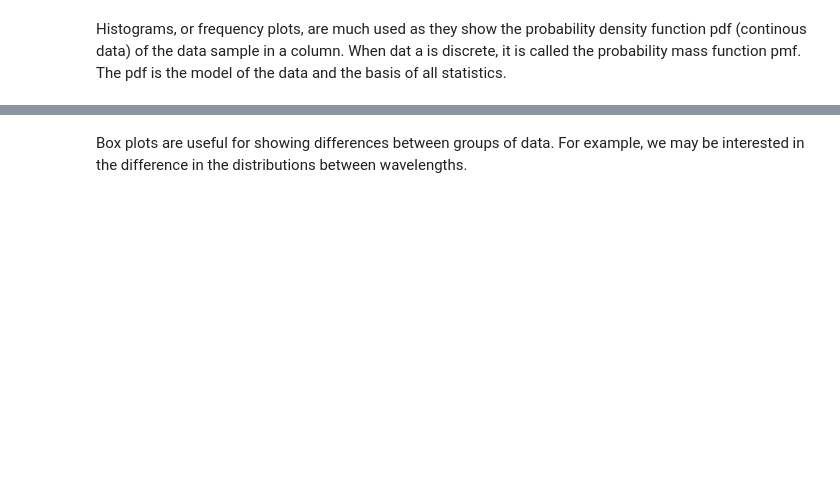
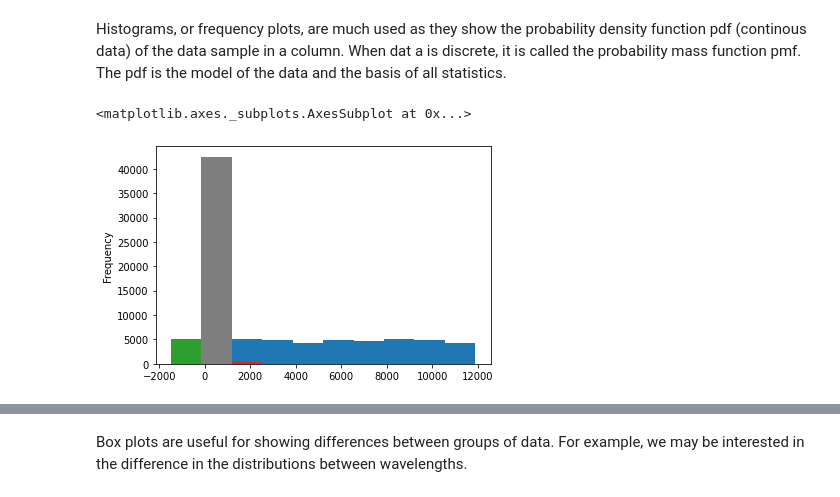
Before and after one commit to marco-finger/DSF-FS22-MarcoFinger, a Jupyter notebook: 04_Dataframes_Stats_Plotting.ipynb, the cells around one changed output, grey strips where cells are left out. Cells and saved outputs as stored; diff of their text form; code cells hidden in the pictures; blank space fills up the shorter version.

```diff
--- a/04_Dataframes_Stats_Plotting.ipynb
+++ b/04_Dataframes_Stats_Plotting.ipynb
@@ -75,4 +119,4 @@ Pandas Dataframes have many [plotting](https://pandas.pydata.org/docs/reference/
 # Mount the google drive
 from google.colab import drive
 drive.mount('/content/drive')
-path = '/content/drive/MyDrive/Courses/DSF-DCBP/Data-MCR/P3HT_Abs_data_Teaching.txt' #Data-CCD/4ms_10 av_30 s_Absorbance_10-32-04-868.txt'
+path = '/content/drive/MyDrive/DSF-FS22/data/P3HT_Abs_data_Teaching.txt' #Data-CCD/4ms_10 av_30 s_Absorbance_10-32-04-868.txt'
@@ -87,6 +147,9 @@ df.head()
 Histograms, or frequency plots, are much used as they show the probability density function pdf (continous data) of the data sample in a column. When dat a is discrete, it is called the probability mass function pmf. The pdf is the model of the data and the basis of all statistics.
 # %%
 # Histograms of all the columns
-#df.plot.his()
+df.plot.hist(legend=False)
+# %% [output]
+<matplotlib.axes._subplots.AxesSubplot at 0x...>
+[figure, added]
 # %%
 # Histogram of selected columns
```
Also changed, not shown: parts of 16 cells of this notebook.
